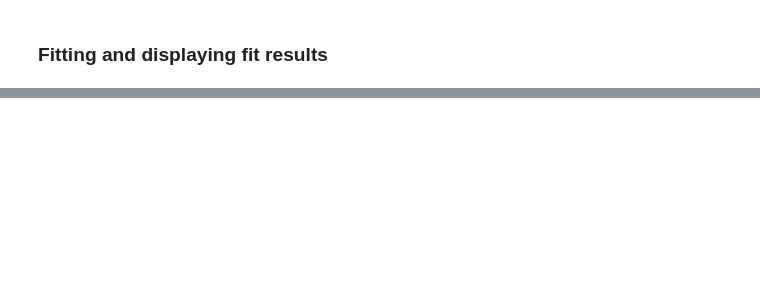
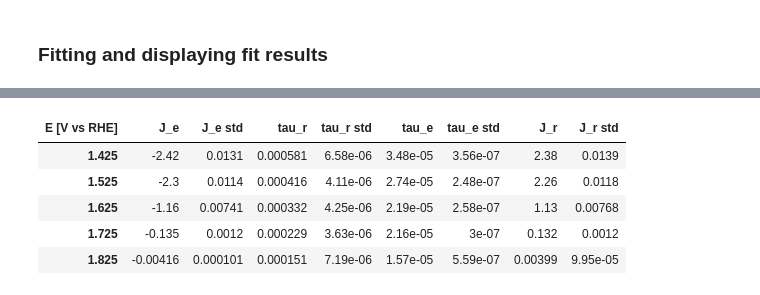
Before and after one commit to flboudoire/EZ, a Jupyter notebook: examples/IMPS.ipynb, the cells around one changed output, grey strips where cells are left out. Cells and saved outputs as stored; diff of their text form; code cells hidden in the pictures; blank space fills up the shorter version.

```diff
--- a/examples/IMPS.ipynb
+++ b/examples/IMPS.ipynb
@@ -44,3 +44,12 @@ ds.fit(model, pars=pars)
 ds.plot()
 # %% [output]
 [drawing not drawn]
+# %%
+ds.print_result()
+# %% [output]
+| E [V vs RHE] | J_e | J_e std | tau_r | tau_r std | tau_e | tau_e std | J_r | J_r std |
+| 1.425 | -2.42 | 0.0131 | 0.000581 | 6.58e-06 | 3.48e-05 | 3.56e-07 | 2.38 | 0.0139 |
+| 1.525 | -2.3 | 0.0114 | 0.000416 | 4.11e-06 | 2.74e-05 | 2.48e-07 | 2.26 | 0.0118 |
+| 1.625 | -1.16 | 0.00741 | 0.000332 | 4.25e-06 | 2.19e-05 | 2.58e-07 | 1.13 | 0.00768 |
+| 1.725 | -0.135 | 0.0012 | 0.000229 | 3.63e-06 | 2.16e-05 | 3e-07 | 0.132 | 0.0012 |
+| 1.825 | -0.00416 | 0.000101 | 0.000151 | 7.19e-06 | 1.57e-05 | 5.59e-07 | 0.00399 | 9.95e-05 |
```
Also changed, not shown: 32 other files.
